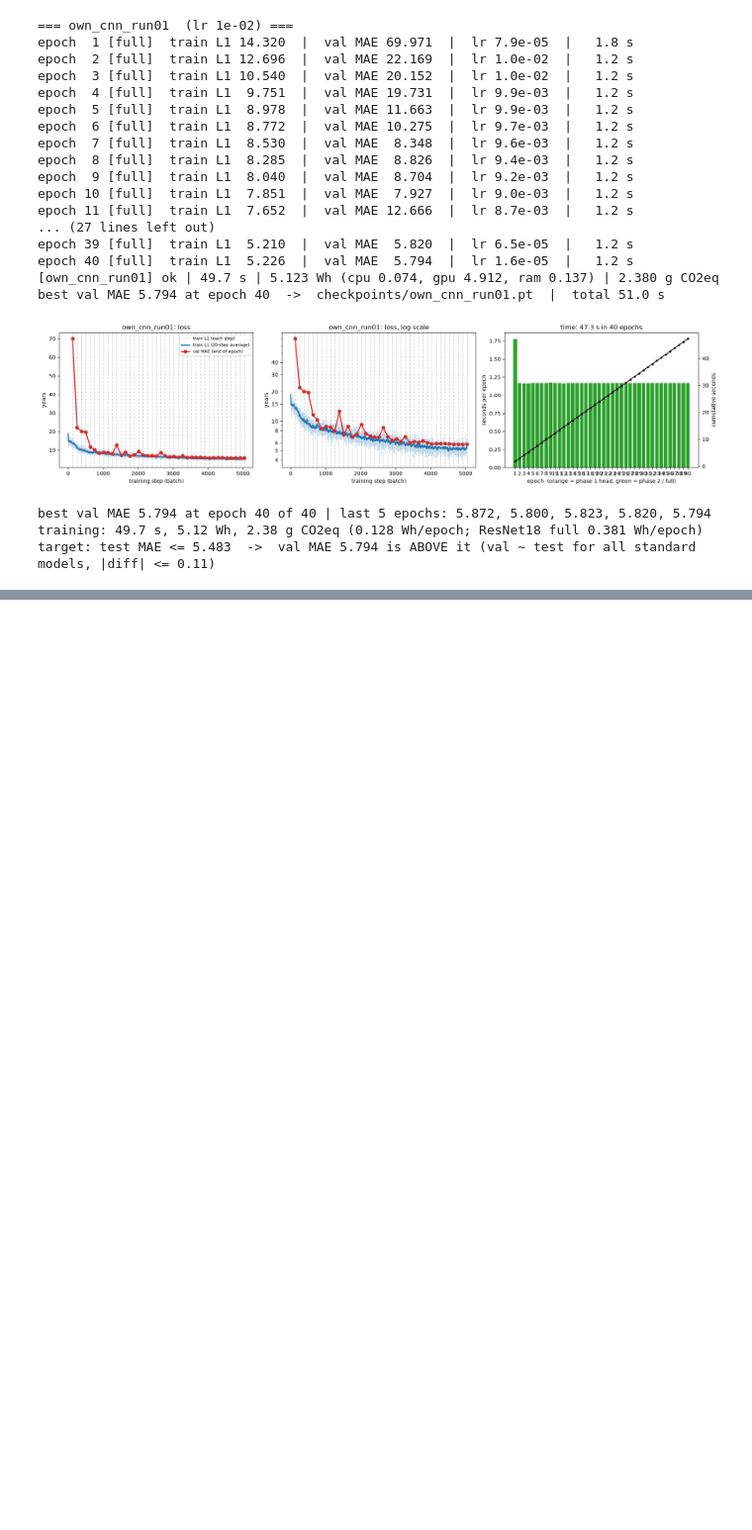
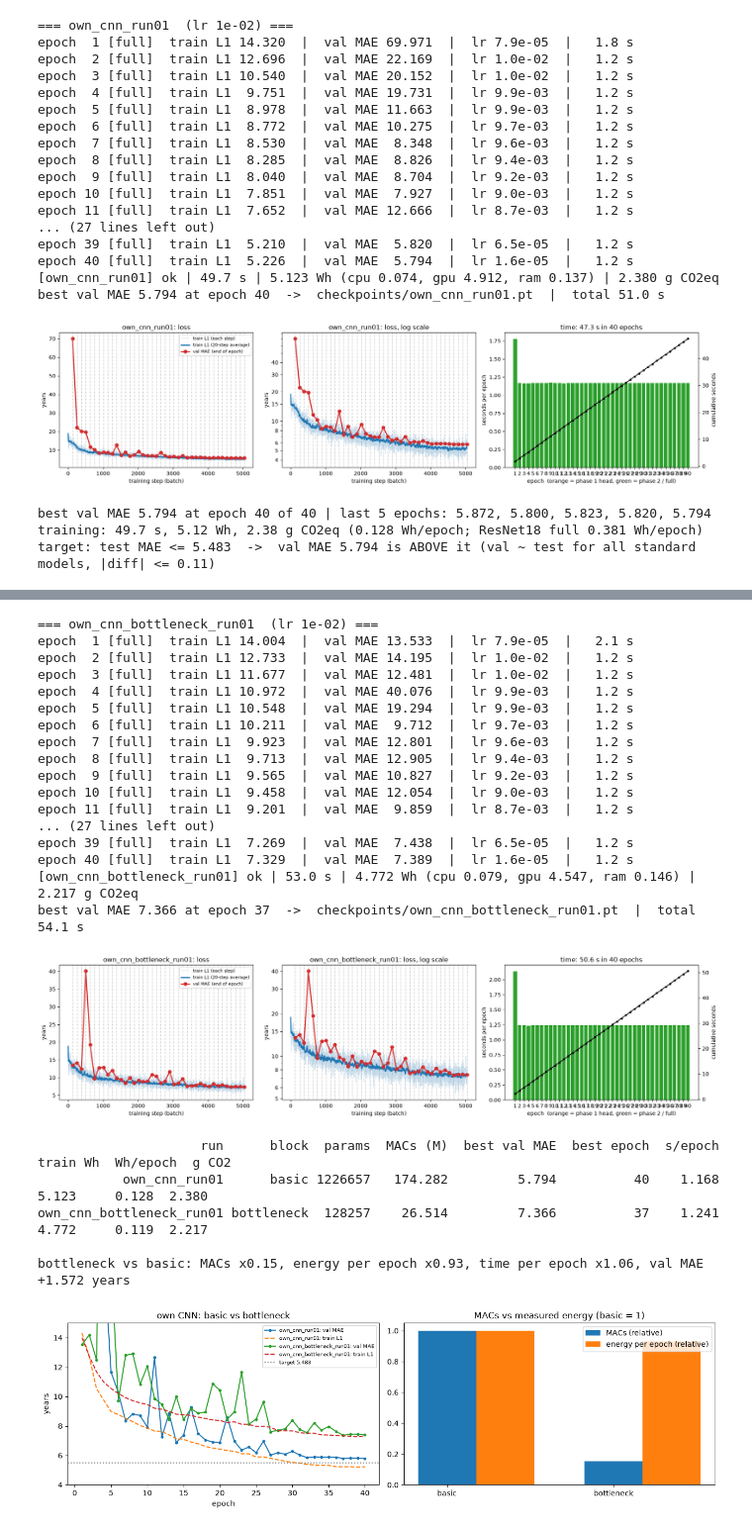
Before and after one commit to fouad1233/CSE655_Deep_Learning_Project, a Jupyter notebook: src/02_pipeline.ipynb, the cells around one changed output, grey strips where cells are left out. Shown at 99% size. Cells and saved outputs as stored; diff of their text form; code cells hidden in the pictures; blank space fills up the shorter version.

```diff
--- a/src/02_pipeline.ipynb
+++ b/src/02_pipeline.ipynb
@@ -1938,0 +1943,59 @@ target: test MAE <= 5.483  ->  val MAE 5.794 is ABOVE it (val ~ test for all sta
+# %%
+ABL_RUN = "own_cnn_bottleneck_run01"
+if already_logged(ABL_RUN):
+    print(f"{ABL_RUN} already trained - loading its best weights (no training)")
+    model_abl = build_model("own_cnn_bottleneck").to(DEV)
+    model_abl.load_state_dict(torch.load(CKPT_DIR / f"{ABL_RUN}.pt"))
+else:
+    print(f"=== {ABL_RUN}  (lr {BEST_LR:.0e}) ===")
+    model_abl, _ = train_model("own_cnn_bottleneck", ABL_RUN, strategy="full", max_epochs=40, warmup_epochs=1,
+                               lr_head=BEST_LR, lr_backbone=BEST_LR)
+
+runs_log = pd.read_csv(RUNS_CSV).set_index("run")
+own_hist = {r: pd.read_csv(TRAIN_LOG_DIR / f"{r}.csv") for r in (MAIN_RUN, ABL_RUN)}
+abl = pd.DataFrame([{"run": r, "block": "basic" if r == MAIN_RUN else "bottleneck",
+                     "params": n_params(build_model(n)), "MACs (M)": sum(macs_per_module(build_model(n)).values()) / 1e6,
+                     "best val MAE": h.val_mae.min(), "best epoch": h.val_mae.idxmin() + 1,
+                     "s/epoch": h.seconds.iloc[1:].mean(), "train Wh": 1000 * runs_log.loc[r].energy_kwh,
+                     "Wh/epoch": 1000 * runs_log.loc[r].energy_kwh / len(h), "g CO2": 1000 * runs_log.loc[r].kg_co2}
+                    for r, n, h in ((MAIN_RUN, "own_cnn", own_hist[MAIN_RUN]), (ABL_RUN, "own_cnn_bottleneck", own_hist[ABL_RUN]))])
+print(abl.round(3).to_string(index=False))
+a, b = abl.iloc[0], abl.iloc[1]
+print(f"\nbottleneck vs basic: MACs x{b['MACs (M)'] / a['MACs (M)']:.2f}, energy per epoch x{b['Wh/epoch'] / a['Wh/epoch']:.2f}, "
+      f"time per epoch x{b['s/epoch'] / a['s/epoch']:.2f}, val MAE {b['best val MAE'] - a['best val MAE']:+.3f} years")
+
+fig, axes = plt.subplots(1, 2, figsize=(13, 4))
+for r, h in own_hist.items():
+    axes[0].plot(h.epoch, h.val_mae, "o-", ms=3, label=f"{r}: val MAE")
+    axes[0].plot(h.epoch, h.train_l1, "--", label=f"{r}: train L1")
+axes[0].axhline(5.483, color="grey", ls=":", label="target 5.483"); axes[0].set_ylim(4, 15)
+axes[0].set_xlabel("epoch"); axes[0].set_ylabel("years"); axes[0].legend(fontsize=7); axes[0].set_title("own CNN: basic vs bottleneck")
+axes[1].bar(["basic", "bottleneck"], abl["MACs (M)"] / abl["MACs (M)"].iloc[0], 0.35, label="MACs (relative)")
+axes[1].bar([0.35, 1.35], abl["Wh/epoch"] / abl["Wh/epoch"].iloc[0], 0.35, label="energy per epoch (relative)")
+axes[1].set_title("MACs vs measured energy (basic = 1)"); axes[1].legend()
+plt.tight_layout(); fig.savefig(FIG_DIR / "own_cnn_ablation_bottleneck.png", dpi=110); plt.show()
+# %% [output]
+=== own_cnn_bottleneck_run01  (lr 1e-02) ===
+epoch  1 [full]  train L1 14.004  |  val MAE 13.533  |  lr 7.9e-05  |   2.1 s
+epoch  2 [full]  train L1 12.733  |  val MAE 14.195  |  lr 1.0e-02  |   1.2 s
+epoch  3 [full]  train L1 11.677  |  val MAE 12.481  |  lr 1.0e-02  |   1.2 s
+epoch  4 [full]  train L1 10.972  |  val MAE 40.076  |  lr 9.9e-03  |   1.2 s
+epoch  5 [full]  train L1 10.548  |  val MAE 19.294  |  lr 9.9e-03  |   1.2 s
+epoch  6 [full]  train L1 10.211  |  val MAE  9.712  |  lr 9.7e-03  |   1.2 s
+epoch  7 [full]  train L1  9.923  |  val MAE 12.801  |  lr 9.6e-03  |   1.2 s
+epoch  8 [full]  train L1  9.713  |  val MAE 12.905  |  lr 9.4e-03  |   1.2 s
+epoch  9 [full]  train L1  9.565  |  val MAE 10.827  |  lr 9.2e-03  |   1.2 s
+epoch 10 [full]  train L1  9.458  |  val MAE 12.054  |  lr 9.0e-03  |   1.2 s
+epoch 11 [full]  train L1  9.201  |  val MAE  9.859  |  lr 8.7e-03  |   1.2 s
+... (27 lines left out)
+epoch 39 [full]  train L1  7.269  |  val MAE  7.438  |  lr 6.5e-05  |   1.2 s
+epoch 40 [full]  train L1  7.329  |  val MAE  7.389  |  lr 1.6e-05  |   1.2 s
+[own_cnn_bottleneck_run01] ok | 53.0 s | 4.772 Wh (cpu 0.079, gpu 4.547, ram 0.146) | 2.217 g CO2eq
+best val MAE 7.366 at epoch 37  ->  checkpoints/own_cnn_bottleneck_run01.pt  |  total 54.1 s
+[figure, added]
+                     run      block  params  MACs (M)  best val MAE  best epoch  s/epoch  train Wh  Wh/epoch  g CO2
+           own_cnn_run01      basic 1226657   174.282         5.794          40    1.168     5.123     0.128  2.380
+own_cnn_bottleneck_run01 bottleneck  128257    26.514         7.366          37    1.241     4.772     0.119  2.217
+
+bottleneck vs basic: MACs x0.15, energy per epoch x0.93, time per epoch x1.06, val MAE +1.572 years
+[figure, added]
```
Also changed, not shown: parts of 1 cell of this notebook, 6 other files.
